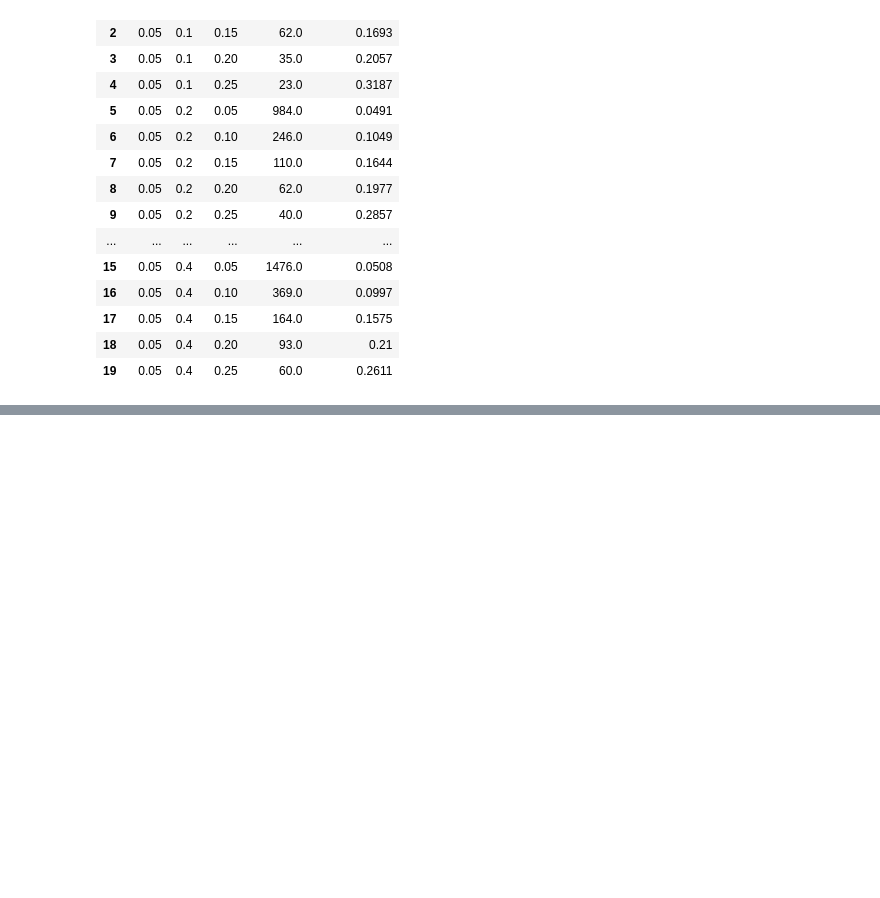
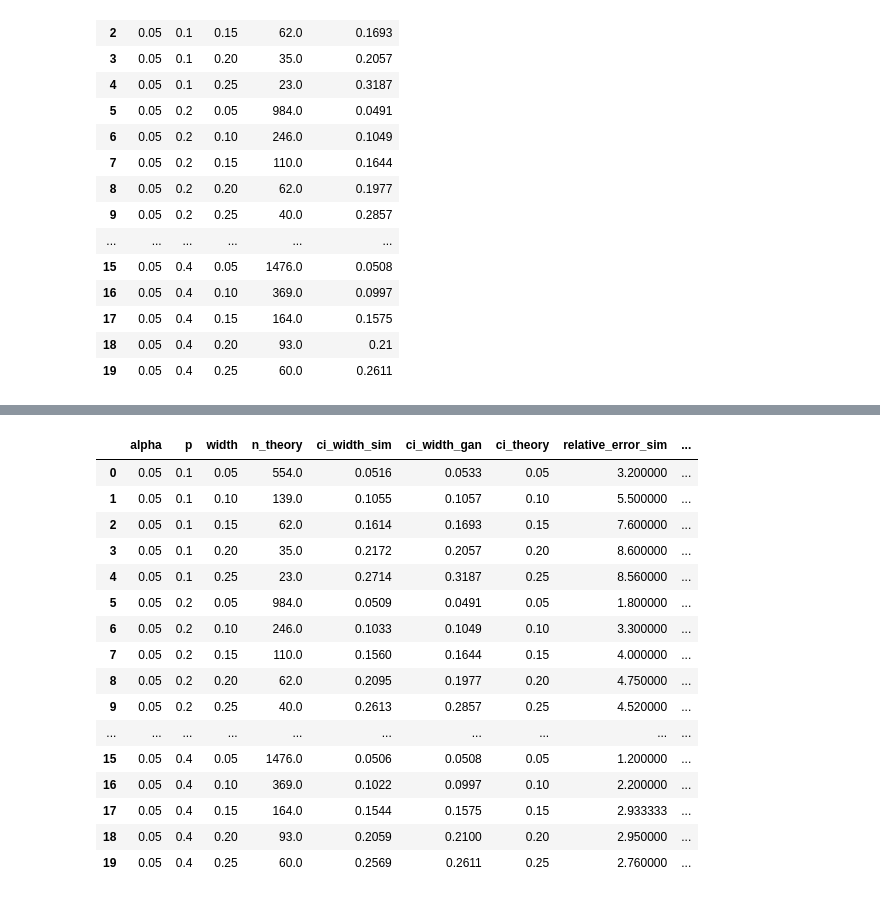
Before and after one commit to bettytan123/Sample-Size-Calculation, a Jupyter notebook: Binomal_Mean.ipynb, the cells around one changed output, grey strips where cells are left out. Saved outputs shown, nothing was run; the diff lists cells and outputs as text; code cells hidden in the pictures; blank space fills up the shorter version.

Commit message:
create the final relative error table

```diff
--- a/Binomal_Mean.ipynb
+++ b/Binomal_Mean.ipynb
@@ -668,3 +679,6 @@ samp_size_gan_df
 | 17 | 0.05 | 0.4 | 0.15 | 164.0 | 0.1575 |
 | 18 | 0.05 | 0.4 | 0.20 | 93.0 | 0.21 |
 | 19 | 0.05 | 0.4 | 0.25 | 60.0 | 0.2611 |
+# %%
+samp_size_sim_df['ci_width_gan'] = samp_size_gan_df['ci_width_gan']
+samp_size_sim_df
@@ -671,3 +723,33 @@ samp_size_gan_df
+# %%
+samp_size_sim_df['n_theory'] = samp_size_sim_df['n_theory'].astype(float)
+samp_size_sim_df['ci_width_sim'] = samp_size_sim_df['ci_width_sim'].astype(float)
+samp_size_sim_df['ci_width_gan'] = samp_size_sim_df['ci_width_gan'].astype(float)
+# %%
+samp_size_sim_df['ci_theory'] = samp_size_sim_df['width']
+
+samp_size_sim_df['relative_error_sim'] = 100 * (samp_size_sim_df['ci_theory'] - samp_size_sim_df['ci_width_sim']).abs() /  samp_size_sim_df['ci_theory']
+samp_size_sim_df['relative_error_gan'] = 100 * (samp_size_sim_df['ci_theory'] - samp_size_sim_df['ci_width_gan']).abs() /  samp_size_sim_df['ci_theory']
+
+#Final table for comparasion
+samp_size_sim_df
+# %% [output]
+|  | alpha | p | width | n_theory | ci_width_sim | ci_width_gan | ci_theory | relative_error_sim | ... |
+| 0 | 0.05 | 0.1 | 0.05 | 554.0 | 0.0516 | 0.0533 | 0.05 | 3.200000 | ... |
+| 1 | 0.05 | 0.1 | 0.10 | 139.0 | 0.1055 | 0.1057 | 0.10 | 5.500000 | ... |
+| 2 | 0.05 | 0.1 | 0.15 | 62.0 | 0.1614 | 0.1693 | 0.15 | 7.600000 | ... |
+| 3 | 0.05 | 0.1 | 0.20 | 35.0 | 0.2172 | 0.2057 | 0.20 | 8.600000 | ... |
+| 4 | 0.05 | 0.1 | 0.25 | 23.0 | 0.2714 | 0.3187 | 0.25 | 8.560000 | ... |
+| 5 | 0.05 | 0.2 | 0.05 | 984.0 | 0.0509 | 0.0491 | 0.05 | 1.800000 | ... |
+| 6 | 0.05 | 0.2 | 0.10 | 246.0 | 0.1033 | 0.1049 | 0.10 | 3.300000 | ... |
+| 7 | 0.05 | 0.2 | 0.15 | 110.0 | 0.1560 | 0.1644 | 0.15 | 4.000000 | ... |
+| 8 | 0.05 | 0.2 | 0.20 | 62.0 | 0.2095 | 0.1977 | 0.20 | 4.750000 | ... |
+| 9 | 0.05 | 0.2 | 0.25 | 40.0 | 0.2613 | 0.2857 | 0.25 | 4.520000 | ... |
+| ... | ... | ... | ... | ... | ... | ... | ... | ... | ... |
+| 15 | 0.05 | 0.4 | 0.05 | 1476.0 | 0.0506 | 0.0508 | 0.05 | 1.200000 | ... |
+| 16 | 0.05 | 0.4 | 0.10 | 369.0 | 0.1022 | 0.0997 | 0.10 | 2.200000 | ... |
+| 17 | 0.05 | 0.4 | 0.15 | 164.0 | 0.1544 | 0.1575 | 0.15 | 2.933333 | ... |
+| 18 | 0.05 | 0.4 | 0.20 | 93.0 | 0.2059 | 0.2100 | 0.20 | 2.950000 | ... |
+| 19 | 0.05 | 0.4 | 0.25 | 60.0 | 0.2569 | 0.2611 | 0.25 | 2.760000 | ... |
 # %%
 #gan_time
 # %%
```
Also changed, not shown: parts of 14 cells of this notebook.
